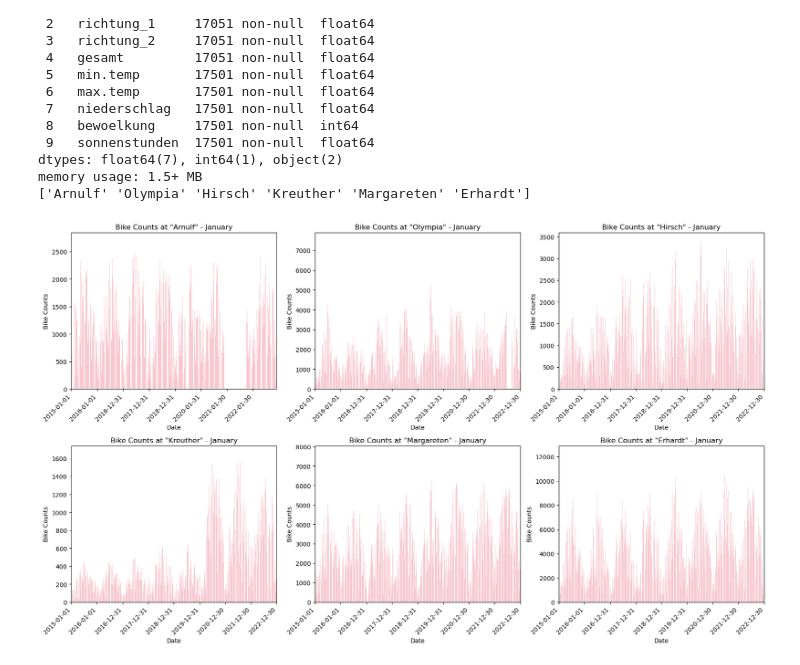
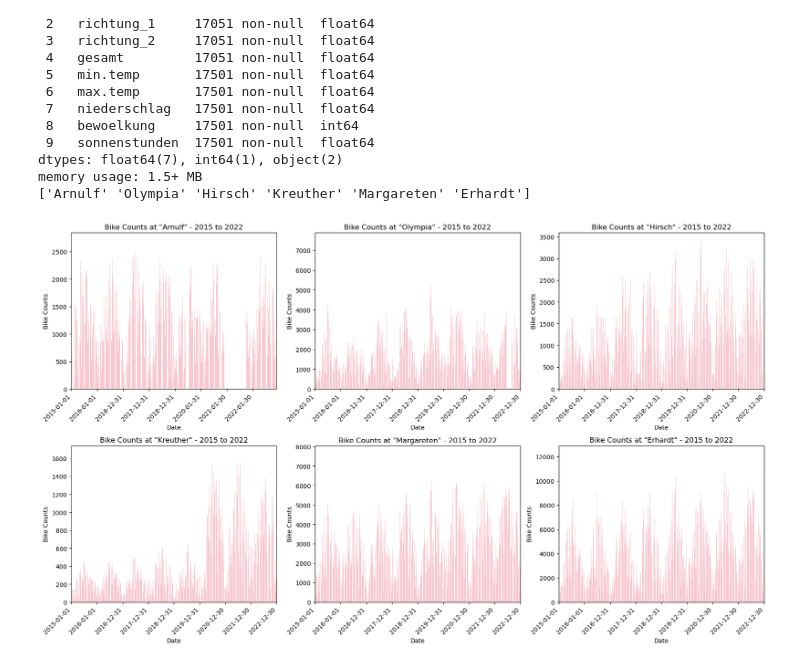
Before and after one commit to cap7586/CaroPeThesis, a Jupyter notebook: Munich_Complete_Analysis/Muc.ipynb, the cells around one changed output. Drawn from its saved outputs; the diff is of its cells as text; code cells hidden in the pictures.

```diff
--- a/Munich_Complete_Analysis/Muc.ipynb
+++ b/Munich_Complete_Analysis/Muc.ipynb
@@ -68,32 +72,32 @@ fig, axs = plt.subplots(2, 3, figsize=(17, 10))
 # Flatten the axs array for easier iteration
 axs = axs.flatten()
 
 # Iterate over each unique location
 for i, location in enumerate(unique_locations):
     # Filter the DataFrame for the current location
     df_location = df_munich[df_munich['zaehlstelle'] == location]
 
     # Plotting
     # Set the current subplot
     plt.sca(axs[i])
 
     # Plot bike counts as a bar plot in grey color
     sns.barplot(data=df_location, x=df_location['datum'].dt.date, y='gesamt', color='pink')
 
     # Rotate x-axis labels for better readability
     plt.xticks(rotation=45, ha='right')
     # Adjust layout to prevent overlap
     plt.gca().xaxis.set_major_locator(MultipleLocator(365))
 
     # Add title and labels
-    plt.title(f'Bike Counts at "{location}" - January')
+    plt.title(f'Bike Counts at "{location}" - 2015 to 2022')
     plt.xlabel('Date')
     plt.ylabel('Bike Counts')
 
 
 plt.tight_layout()
 
 # Show plot
 plt.show()
 # %% [output]
-[figure, old version]
+[figure, new version]
```
Also changed, not shown: parts of 4 cells of this notebook, 6 other files.
